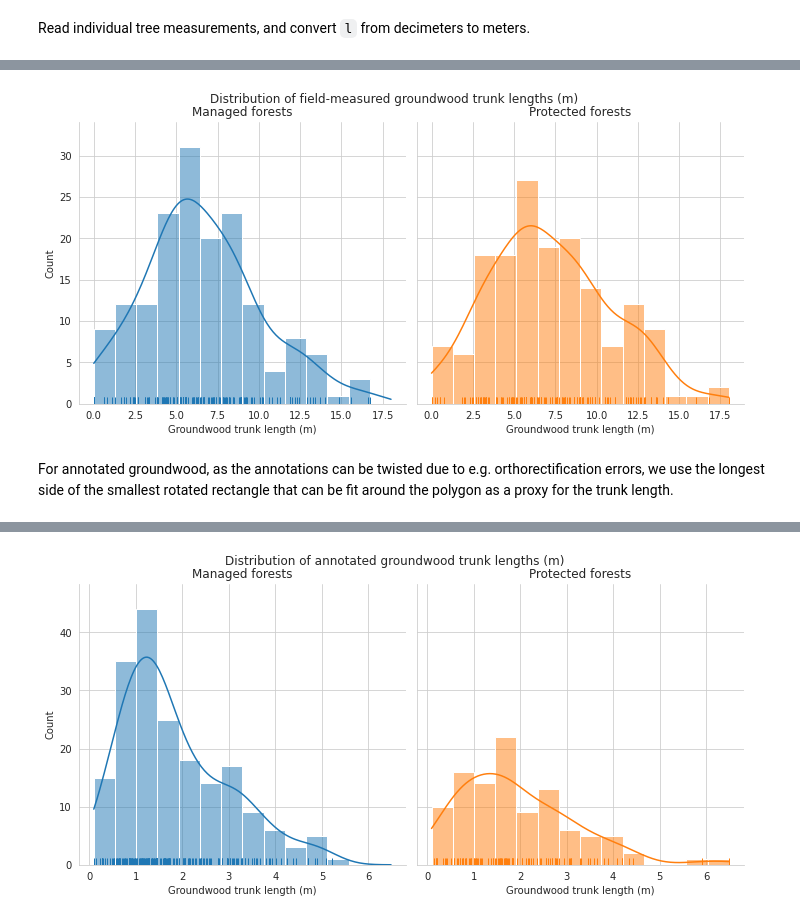
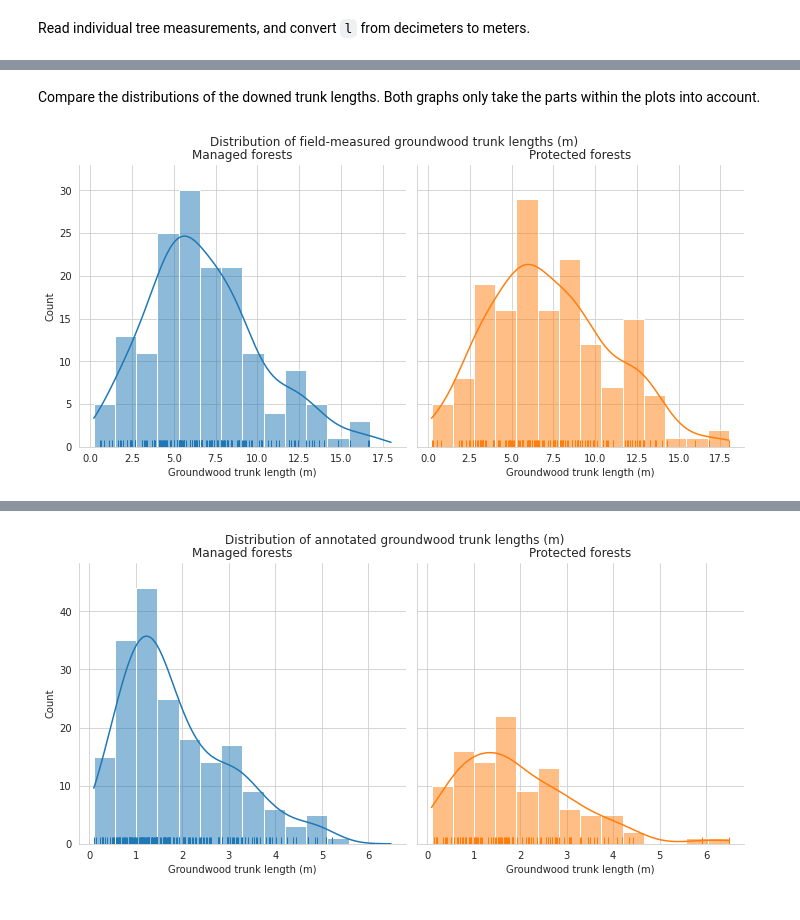
Before and after one commit to mayrajeo/maskrcnn-deadwood, a Jupyter notebook: notebooks/2_comparing_annotations_and_field_data.ipynb, the cells around one changed output, grey strips where cells are left out. Saved outputs shown, nothing was run; the diff lists cells and outputs as text; code cells hidden in the pictures.

```diff
--- a/notebooks/2_comparing_annotations_and_field_data.ipynb
+++ b/notebooks/2_comparing_annotations_and_field_data.ipynb
@@ -36,7 +60,7 @@ def match_circular_plot(row, plots):
             return int(p.id)
 # %%
 anns['plot_id'] = anns.apply(lambda row: match_circular_plot(row, plot_circles), axis=1)
-anns_in_plots = anns.overlay(plot_circles)
+anns_in_plots = anns[anns.geometry.intersects(plot_circles.geometry.unary_union)].copy()
 anns_in_plots['plot_id'] = anns_in_plots.plot_id.astype(int)
 # %% [markdown]
 Count the number of annotated deadwood instances in each circular field plot, as well as note which of the circular plots are located in the conserved areas.
@@ -86,13 +199,13 @@ tree_data['conservation'] = tree_data.apply(lambda row: plot_dw_data[plot_dw_dat
+# %% [markdown]
+Compare the distributions of the downed trunk lengths. Both graphs only take the parts within the plots into account.
 # %%
-g = sns.displot(data=tree_data[tree_data.tree_class == 4], x='l', hue='conservation', col='conservation'
+g = sns.displot(data=tree_data[(tree_data.tree_class == 4)&(tree_data.l > 0)], x='l', hue='conservation', col='conservation'
                 ,kde=True, rug=True, legend=False)
 g.fig.subplots_adjust(top=.9)
 g.fig.suptitle('Distribution of field-measured groundwood trunk lengths (m)')
 g.axes[0,0].set_title('Managed forests')
 g.axes[0,1].set_title('Protected forests')
 g.set_xlabels('Groundwood trunk length (m)')
 plt.show()
 # %% [output]
-[figure, old version]
+[figure, new version]
-# %% [markdown]
-For annotated groundwood, as the annotations can be twisted due to e.g. orthorectification errors, we use the longest side of the smallest rotated rectangle that can be fit around the polygon as a proxy for the trunk length.
```
Also changed, not shown: parts of 28 cells of this notebook, 1 other file.
